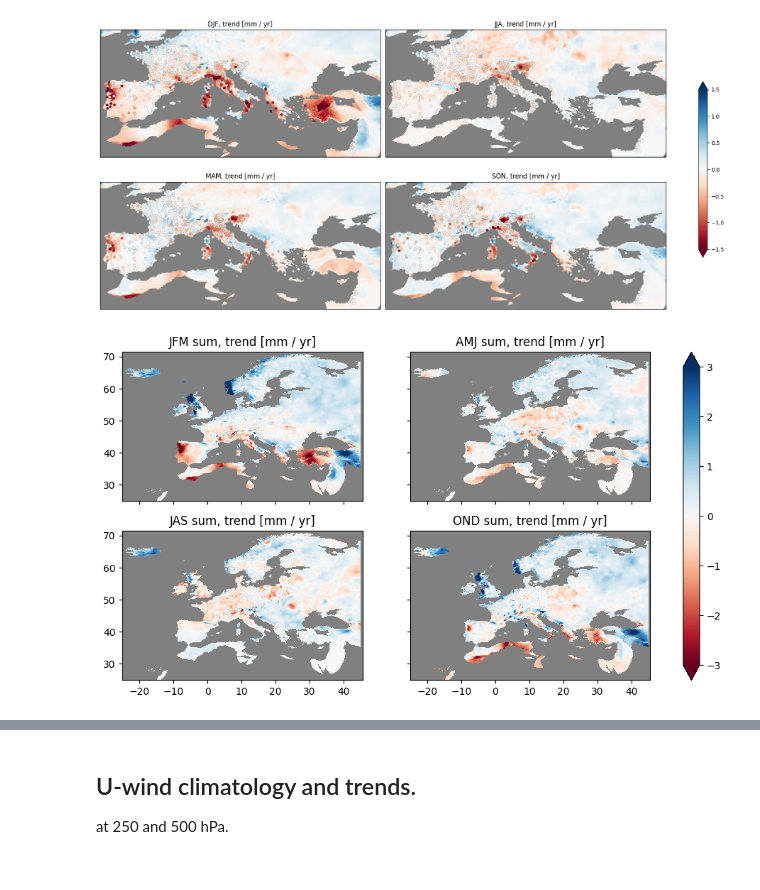
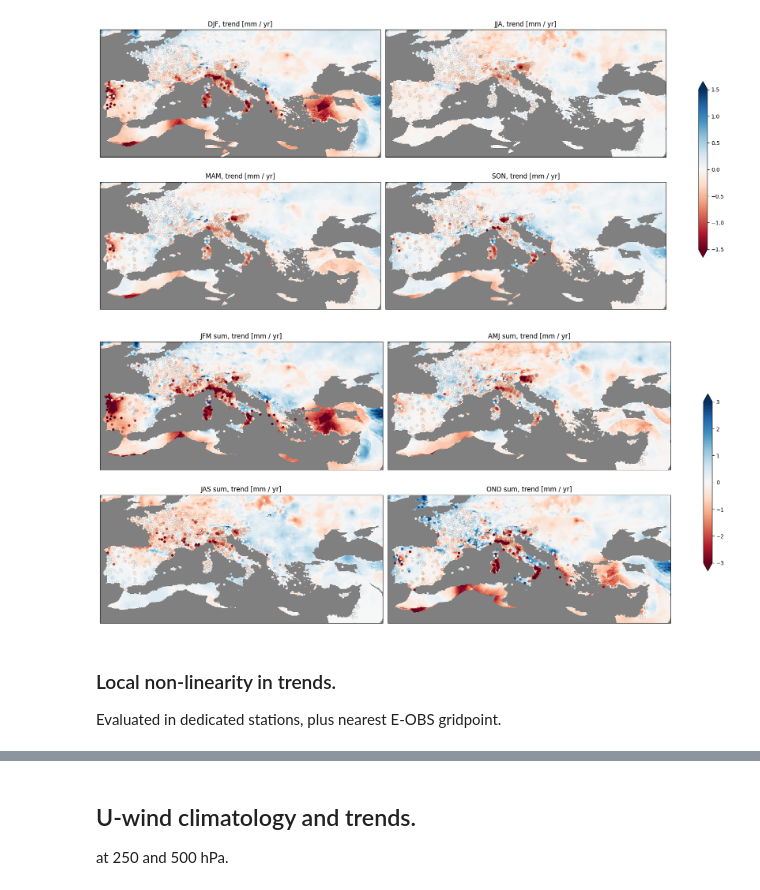
Before and after one commit to chiemvs/Medley, a Jupyter notebook: notebooks/Trend_exploration.ipynb, the cells around one changed output, grey strips where cells are left out. Drawn from its saved outputs; the diff is of its cells as text; code cells hidden in the pictures.

Commit message:
adding more station data. Trend analysis. Spatial averaging of stations based on gridded masks. Functions for simultaneous resampling (e.g. DJFM) are spun off from notebooks.

```diff
--- a/notebooks/Trend_exploration.ipynb
+++ b/notebooks/Trend_exploration.ipynb
@@ -125,22 +145,32 @@ cbar = fig.colorbar(im, ax = axes, extend = 'both', fraction = 0.08, shrink = 0.
 [figure]
 # %%
 # Per quarter, accumulated precip
-seasonal_trend = {}
+min_count = 33 # 33 seasons
+datas = {'eobs':rr_eobs.resample(time = 'QS').sum(skipna = False),'ecad':rr_ecad_1950.resample(time = 'QS').sum(skipna = False)}
+quarterly_trends = {'eobs':{},'ecad':{}}
 quarters = {1:'JFM',2:'AMJ',3:'JAS',4:'OND'}
-accumulated = rrmon.resample(time = 'QS').sum(skipna = False).compute() # CHanges temporal chunking so compute
-for quarter in quarters.keys():
-    subset = accumulated.isel(time = (accumulated.time.dt.quarter == quarter))
-    seasonal_trend.update({quarters[quarter]:compute_trends(subset)})
-seasonal_trend = xr.Dataset(seasonal_trend)
+for name, data in datas.items():
+    for quarter, quartername in quarters.items():
+        subset = data.isel(time = (data.time.dt.quarter == quarter))
+        quarterly_trends[name].update({quartername:trendfit_robust(subset, standardize=False, min_count = min_count)})
+    quarterly_trends[name] = xr.Dataset(quarterly_trends[name])
 # %%
 vmin, vmax = -3, 3
 cmap = 'RdBu'
-fig, axes = plt.subplots(nrows = 2, ncols = 2, sharex = True, sharey = True, figsize = (12,6))
-for i, season in enumerate(quarters.values()):
+fig, axes = plt.subplots(nrows = 2, ncols = 2, sharex = True, sharey = True, figsize = (17,8),subplot_kw={'projection':ccrs.PlateCarree()})
+for i, quarter in enumerate(quarters.values()):
     ax = axes[i//2,i%2]
     ax.set_facecolor('grey')
-    im = ax.pcolormesh(*data_for_pcolormesh(seasonal_trend[season].sel(what = 'slope'), shading = 'flat'), cmap = cmap, vmin = vmin, vmax = vmax)
-    ax.set_title(f'{season} sum, trend [mm / yr]')
-cbar = fig.colorbar(im, ax = axes, extend = 'both')
+    da = quarterly_trends['eobs'][quarter].sel(what = 'slope')
+    stations = quarterly_trends['ecad'][quarter].sel(what = 'slope').to_pandas()
+    stations = stations.dropna().sort_values(ascending = False)
+    fig, ax, im = plot_plus_stations(da = da, stat = stations, statloc=rr_ecad_locs, fig = fig, ax = ax,
+                                   pcmesh_kwargs=dict(vmin = vmin, vmax = vmax, cmap = cmap), cbar= False,
+                                    # scatter_kwargs={'s':10})
+                                    scatter_kwargs={'s':20,'edgecolors':'black','linewidths':0.1})
+    ax.set_title(f'{quarter} sum, trend [mm / yr]')
+    ax.set_extent((-10,40,30,50))
+plt.tight_layout()
+cbar = fig.colorbar(im, ax = axes, extend = 'both', fraction = 0.08, shrink = 0.6)
 # %% [output]
-[figure, old version]
+[figure, new version]
@@ -156,0 +177,3 @@ window_length = 20
+# %% [markdown]
+### Local non-linearity in trends.
+Evaluated in dedicated stations, plus nearest E-OBS gridpoint.
```
Also changed, not shown: parts of 32 cells of this notebook, 3 other files.
